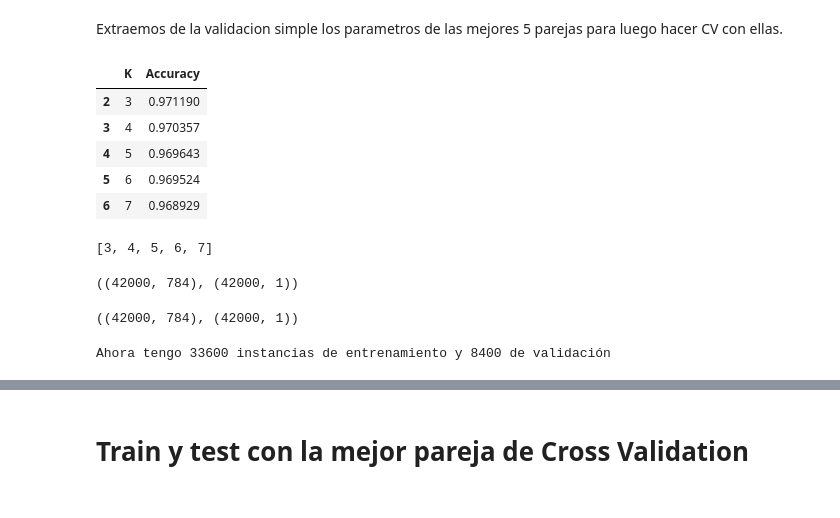
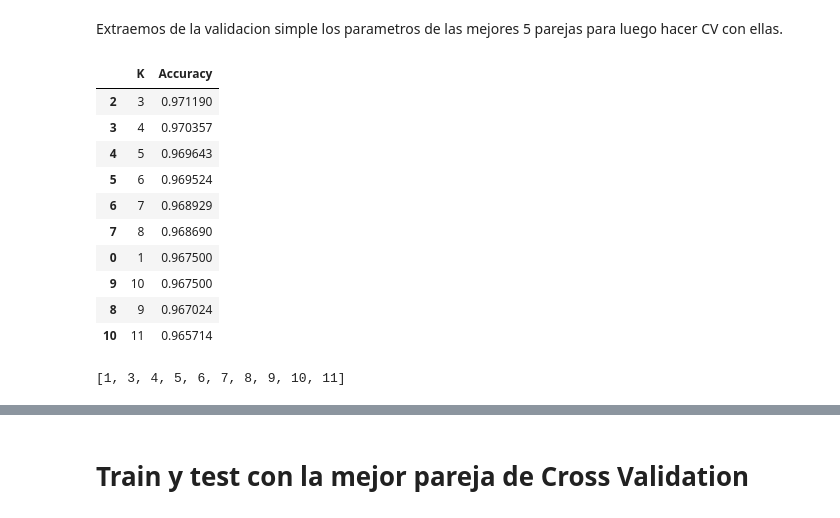
Before and after one commit to fzanollo/metodos-num, a Jupyter notebook: tp2/notebooks/knnsimple.ipynb, the cells around one changed output, grey strips where cells are left out. Saved outputs shown, nothing was run; the diff lists cells and outputs as text; code cells hidden in the pictures.

```diff
--- a/tp2/notebooks/knnsimple.ipynb
+++ b/tp2/notebooks/knnsimple.ipynb
@@ -355,21 +286,26 @@ val_simple.sort_values(by= ["Accuracy"],ascending = False)
 # %% [markdown]
 Extraemos de la validacion simple los parametros de las mejores 5 parejas para luego hacer CV con ellas.
 # %%
-val_simple.sort_values(by=['Accuracy'],ascending = False).head(5)
+val_simple.sort_values(by=['Accuracy'],ascending = False).head(10)
 # %% [output]
 |  | K | Accuracy |
 | 2 | 3 | 0.971190 |
 | 3 | 4 | 0.970357 |
 | 4 | 5 | 0.969643 |
 | 5 | 6 | 0.969524 |
 | 6 | 7 | 0.968929 |
+| 7 | 8 | 0.968690 |
+| 0 | 1 | 0.967500 |
+| 9 | 10 | 0.967500 |
+| 8 | 9 | 0.967024 |
+| 10 | 11 | 0.965714 |
 # %%
-mejores_k = val_simple.sort_values(by=['Accuracy'],ascending = False).head(5)["K"].unique()
+mejores_k = val_simple.sort_values(by=['Accuracy'],ascending = False).head(10)["K"].unique()
 mejores_k = list(map(int, mejores_k))
 mejores_k.sort()
 mejores_k
 # %% [output]
-[3, 4, 5, 6, 7]
+[1, 3, 4, 5, 6, 7, 8, 9, 10, 11]
 # %%
 from sklearn.model_selection import KFold
 from sklearn.metrics import accuracy_score, recall_score, f1_score, cohen_kappa_score, precision_score
@@ -402,29 +338,6 @@ def work(X, y, clf, k):
     precision /= k
     f1 /= k
     return np.mean(accuracy),recall,precision, f1
-# %%
-X.shape,y.shape
-# %% [output]
-((42000, 784), (42000, 1))
-# %%
-#Mezclo la data original
-idx = np.random.permutation(len(X))
-X,y = X[idx], y[idx]
-X.shape,y.shape
-# %% [output]
-((42000, 784), (42000, 1))
-# %%
-limit = int(0.8 * X.shape[0])
-
-X_train, y_train = X[:limit], y[:limit]
-X_val, y_val = X[limit:], y[limit:]
-
-assert len(X_train) == len(y_train)
-assert len(X_val) == len(y_val)
-
-print(f"Ahora tengo {len(X_train)} instancias de entrenamiento y {len(X_val)} de validación")
-# %% [output]
-Ahora tengo 33600 instancias de entrenamiento y 8400 de validación
 # %%
 kfold = 10
 # %%
```
Also changed, not shown: parts of 26 cells of this notebook, 1 other file.
